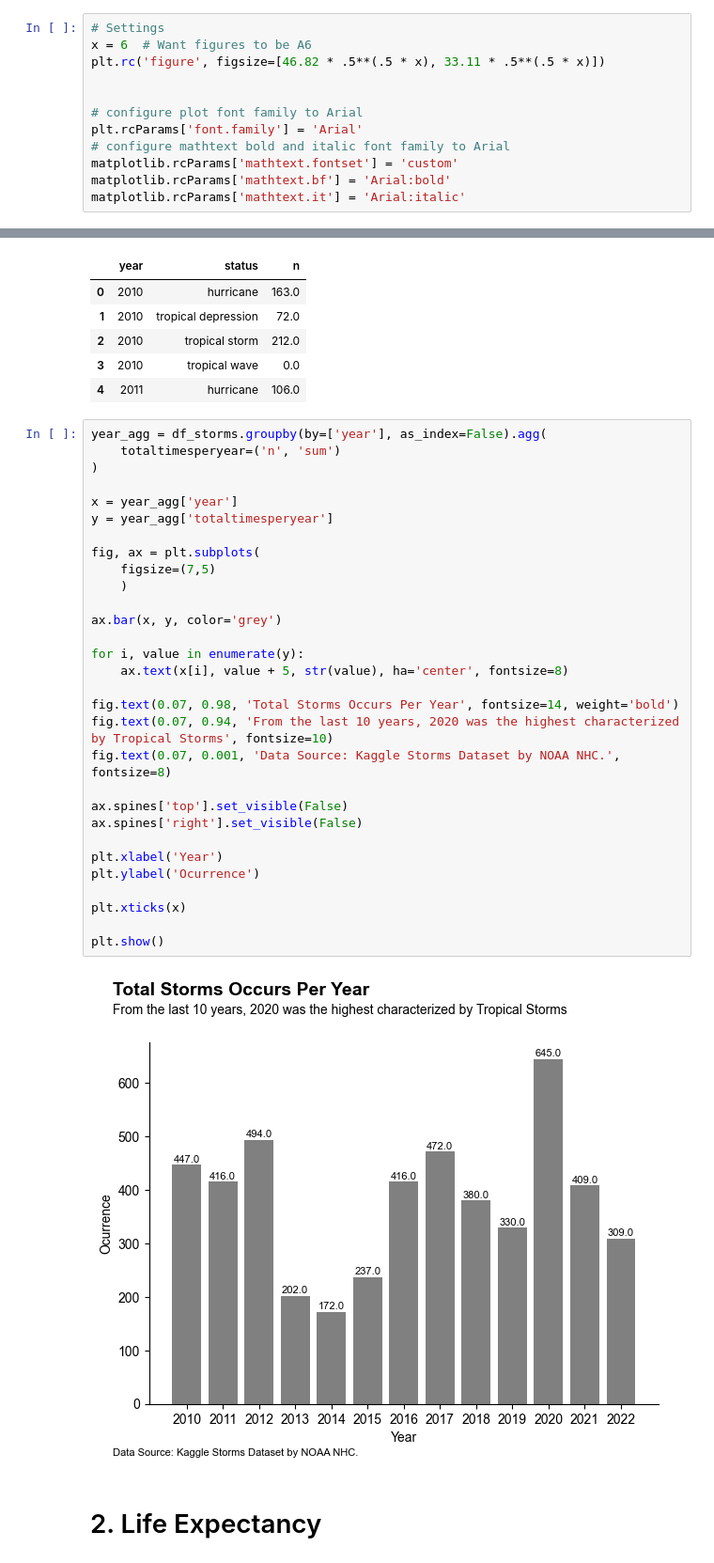
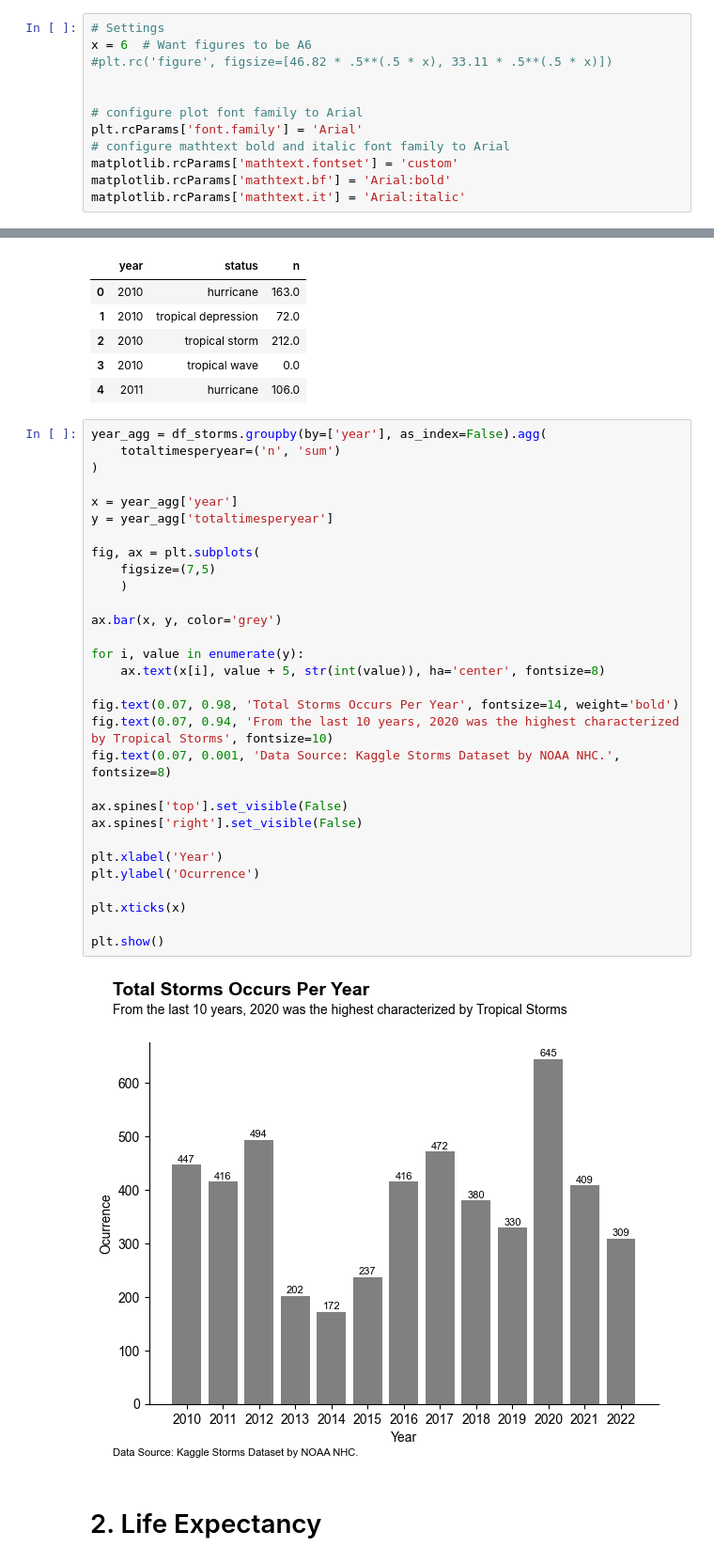
Before and after one commit to babaniyi/Data-visualisation, a Jupyter notebook: 1_notebooks/class_matplotlib.ipynb, the cells around one changed output, grey strips where cells are left out. Shown at 94% size. Drawn from its saved outputs; the diff is of its cells as text.

Commit message:
new charts

```diff
--- a/1_notebooks/class_matplotlib.ipynb
+++ b/1_notebooks/class_matplotlib.ipynb
@@ -8,7 +11,7 @@ from pypalettes import load_cmap
 # %%
 # Settings
 x = 6  # Want figures to be A6
-plt.rc('figure', figsize=[46.82 * .5**(.5 * x), 33.11 * .5**(.5 * x)])
+#plt.rc('figure', figsize=[46.82 * .5**(.5 * x), 33.11 * .5**(.5 * x)])
 
 
 # configure plot font family to Arial
@@ -206,35 +209,35 @@ df_storms.head()
 # %%
 year_agg = df_storms.groupby(by=['year'], as_index=False).agg(
     totaltimesperyear=('n', 'sum')
 )
 
 x = year_agg['year']
 y = year_agg['totaltimesperyear']
 
 fig, ax = plt.subplots(
     figsize=(7,5)
     )
 
 ax.bar(x, y, color='grey')
 
 for i, value in enumerate(y):
-    ax.text(x[i], value + 5, str(value), ha='center', fontsize=8)
+    ax.text(x[i], value + 5, str(int(value)), ha='center', fontsize=8)
 
 fig.text(0.07, 0.98, 'Total Storms Occurs Per Year', fontsize=14, weight='bold')
 fig.text(0.07, 0.94, 'From the last 10 years, 2020 was the highest characterized by Tropical Storms', fontsize=10)
 fig.text(0.07, 0.001, 'Data Source: Kaggle Storms Dataset by NOAA NHC.', fontsize=8)
 
 ax.spines['top'].set_visible(False)
 ax.spines['right'].set_visible(False)
 
 plt.xlabel('Year')
 plt.ylabel('Ocurrence')
 
 plt.xticks(x)
 
 plt.show()
 # %% [output]
-[figure, old version]
+[figure, new version]
 # %% [markdown]
 # 2. Life Expectancy
 # %% [markdown]
```
Also changed, not shown: parts of 41 cells of this notebook.
